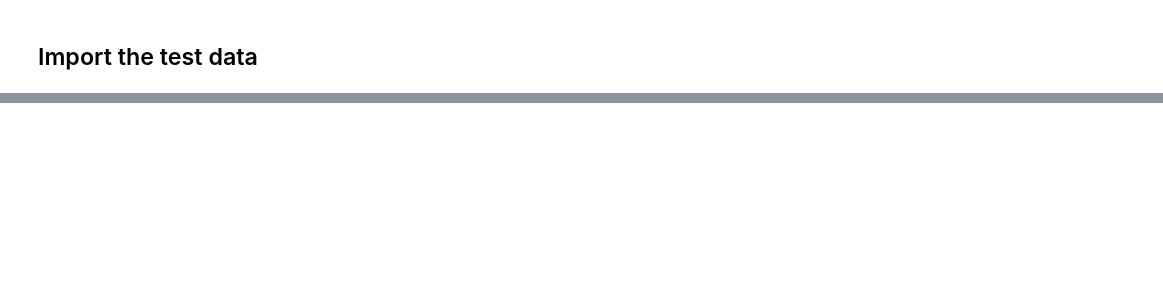
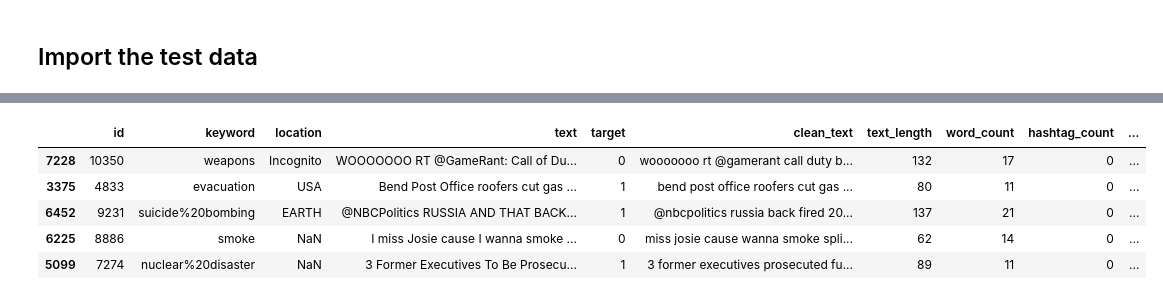
Before and after one commit to nfacciol/Project-C-NLP, a Jupyter notebook: disaster_tweets.ipynb, the cells around one changed output, grey strips where cells are left out. Saved outputs shown, nothing was run; the diff lists cells and outputs as text; code cells hidden in the pictures; blank space fills up the shorter version.

```diff
--- a/disaster_tweets.ipynb
+++ b/disaster_tweets.ipynb
@@ -49,0 +68,27 @@ test_df
+# %%
+import re
+import nltk
+from nltk.corpus import stopwords
+
+nltk.set_proxy('http://proxy-dmz.intel.com:911/')
+nltk.download('stopwords')
+stop_words = set(stopwords.words('english'))
+#print(stop_words)
+
+def clean_text(text):
+   #remove URLS
+   text = re.sub(r'http\S+', '', text)
+   #remove HTML tags
+   text = re.sub(r'<.*?>', '', text)
+   # Remove non-alphanumeric characters except hashtags and mentions
+   text = re.sub(r'[^a-zA-Z0-9\s#@]', '', text)
+   # Convert to lowercase
+   text = text.lower()
+   # Remove stopwords
+   text = ' '.join([word for word in text.split() if word not in stop_words])
+   return text
+
+train_df['clean_text'] = train_df['text'].apply(clean_text)
+test_df['clean_text'] = test_df['text'].apply(clean_text)
+
+train_df.head()
@@ -49,0 +115,3 @@ test_df
+# %%
+train_df['text_length'] = train_df['text'].apply(len)
+train_df.sample(5)
@@ -49,0 +125,3 @@ test_df
+# %%
+train_df['word_count'] = train_df['text'].apply(lambda x: len(x.split()))
+train_df.sample(5)
@@ -49,0 +135,3 @@ test_df
+# %%
+train_df['hashtag_count'] = train_df['text'].apply(lambda x: len([w for w in x.split() if w.startswith('#')]))
+train_df.sample(5)
@@ -49,0 +145,10 @@ test_df
+# %%
+train_df['mention_count'] = train_df['text'].apply(lambda x: len([w for w in x.split() if w.startswith('@')]))
+train_df.sample(5)
+# %% [output]
+|  | id | keyword | location | text | target | clean_text | text_length | word_count | hashtag_count | ... |
+| 7228 | 10350 | weapons | Incognito | WOOOOOOO RT @GameRant: Call of Du... | 0 | wooooooo rt @gamerant call duty b... | 132 | 17 | 0 | ... |
+| 3375 | 4833 | evacuation | USA | Bend Post Office roofers cut gas ... | 1 | bend post office roofers cut gas ... | 80 | 11 | 0 | ... |
+| 6452 | 9231 | suicide%20bombing | EARTH | @NBCPolitics RUSSIA AND THAT BACK... | 1 | @nbcpolitics russia back fired 20... | 137 | 21 | 0 | ... |
+| 6225 | 8886 | smoke | NaN | I miss Josie cause I wanna smoke ... | 0 | miss josie cause wanna smoke spli... | 62 | 14 | 0 | ... |
+| 5099 | 7274 | nuclear%20disaster | NaN | 3 Former Executives To Be Prosecu... | 1 | 3 former executives prosecuted fu... | 89 | 11 | 0 | ... |
```
Also changed, not shown: parts of 24 cells of this notebook.
